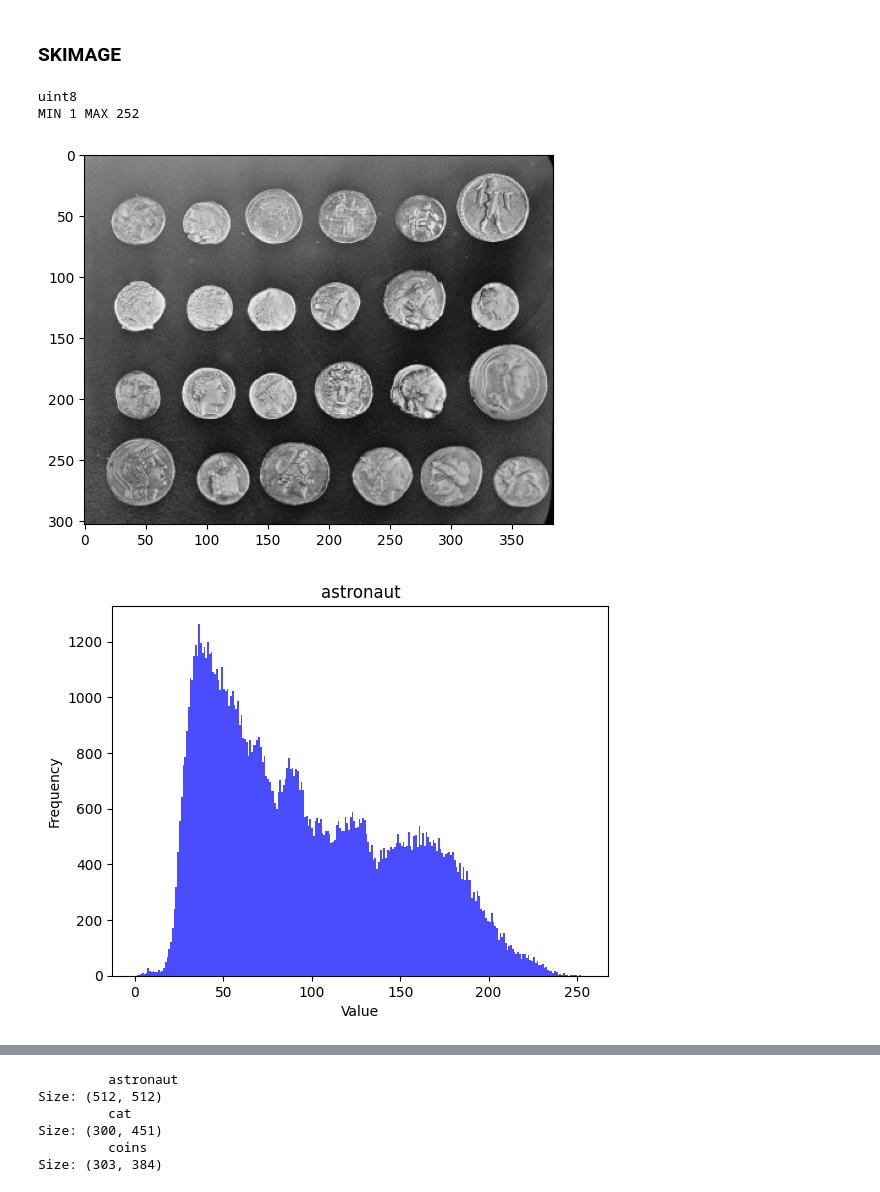
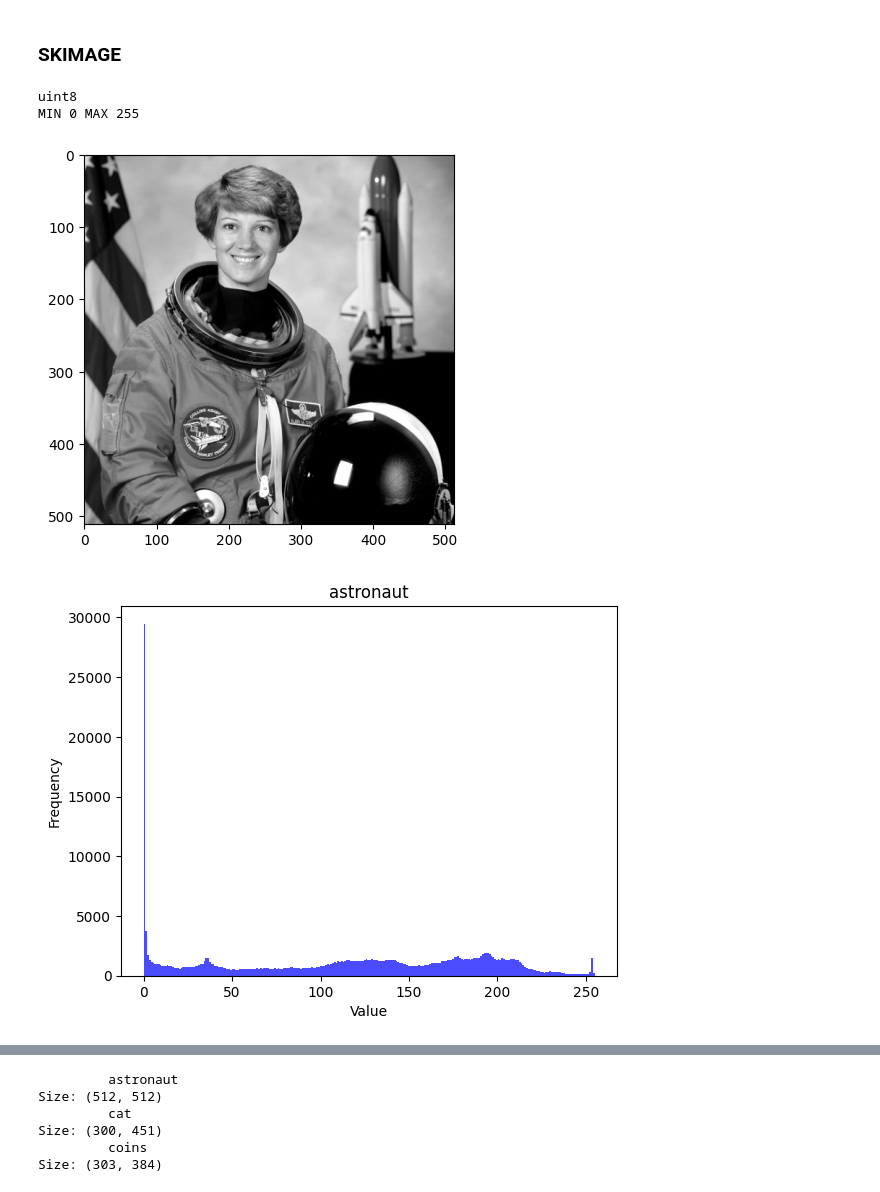
Before and after one commit to alvaroalbuquerque/SCS_plane_study, a Jupyter notebook: noise_analysis_speckle.ipynb, the cells around one changed output, grey strips where cells are left out. Drawn from its saved outputs; the diff is of its cells as text; code cells hidden in the pictures.

```diff
--- a/noise_analysis_speckle.ipynb
+++ b/noise_analysis_speckle.ipynb
@@ -207,17 +252,17 @@ data_ss.to_csv(f"results/noise_analysis/speckle/speckle_analysis.csv", index = F
 # %%
 astronaut_image = data.astronaut()
 astronaut_image = (rgb2gray(astronaut_image)*255).astype(np.uint8)
-astronaut_image = data.coins()
+# astronaut_image = data.coins()
 plt.imshow(astronaut_image, cmap='gray')
 print(astronaut_image.dtype)
 print("MIN", astronaut_image.min(), "MAX", astronaut_image.max())
 # %% [output]
 uint8
-MIN 1 MAX 252
+MIN 0 MAX 255
-[figure, old version]
+[figure, new version]
 # %%
 generate_histogram(astronaut_image, isNormalized=True, title=f'astronaut')
 # %% [output]
-[figure, old version]
+[figure, new version]
 # %%
 mean=0
```
Also changed, not shown: parts of 6 cells of this notebook, 1 other file.
